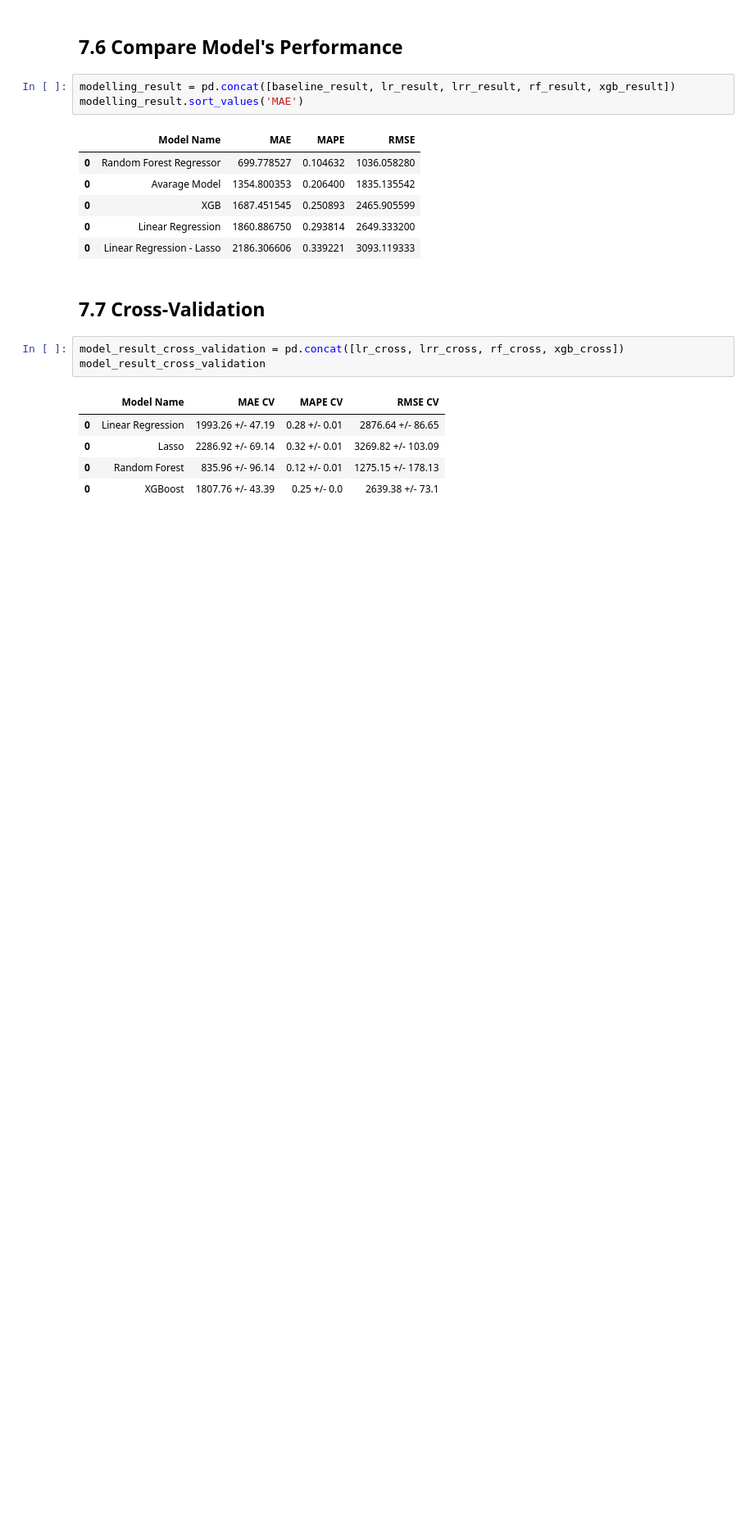
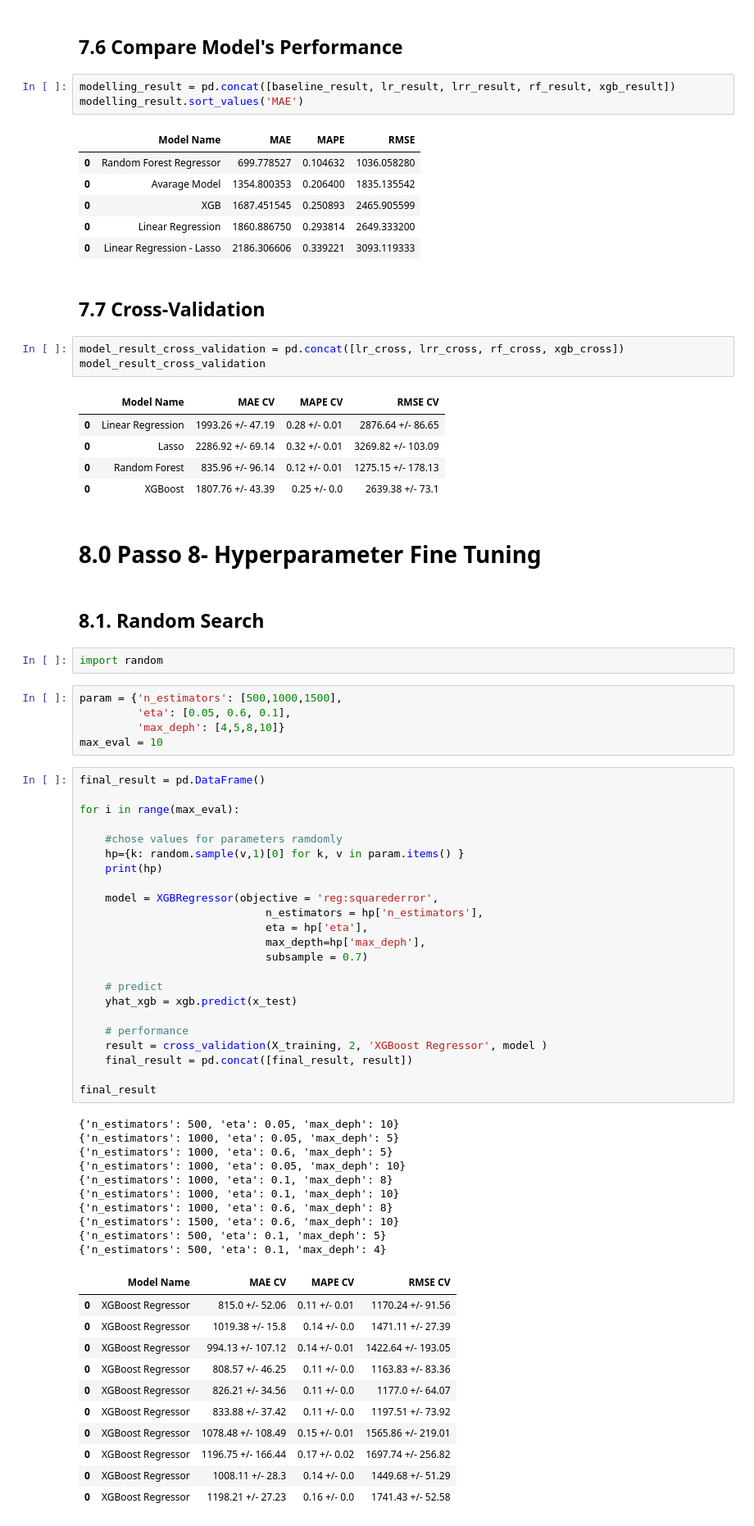
Before and after one commit to RafaelLuckner/ds_em_producao, a Jupyter notebook: modulo7.ipynb, the cells around one changed output. Shown at 82% size. Drawn from its saved outputs; the diff is of its cells as text; blank space fills up the shorter version.

Commit message:
hiperparameter fine tuning strategy done

```diff
--- a/modulo7.ipynb
+++ b/modulo7.ipynb
@@ -1112,3 +1112,59 @@ model_result_cross_validation
 | 0 | Lasso | 2286.92 +/- 69.14 | 0.32 +/- 0.01 | 3269.82 +/- 103.09 |
 | 0 | Random Forest | 835.96 +/- 96.14 | 0.12 +/- 0.01 | 1275.15 +/- 178.13 |
 | 0 | XGBoost | 1807.76 +/- 43.39 | 0.25 +/- 0.0 | 2639.38 +/- 73.1 |
+# %% [markdown]
+# 8.0 Passo 8- Hyperparameter Fine Tuning
+# %% [markdown]
+## 8.1. Random Search
+# %%
+import random
+# %%
+param = {'n_estimators': [500,1000,1500],
+         'eta': [0.05, 0.6, 0.1],
+         'max_deph': [4,5,8,10]}
+max_eval = 10
+# %%
+final_result = pd.DataFrame()
+
+for i in range(max_eval):
+
+    #chose values for parameters ramdomly
+    hp={k: random.sample(v,1)[0] for k, v in param.items() }
+    print(hp)
+
+    model = XGBRegressor(objective = 'reg:squarederror',
+                             n_estimators = hp['n_estimators'],
+                             eta = hp['eta'],
+                             max_depth=hp['max_deph'],
+                             subsample = 0.7)
+
+    # predict
+    yhat_xgb = xgb.predict(x_test)
+
+    # performance
+    result = cross_validation(X_training, 2, 'XGBoost Regressor', model )
+    final_result = pd.concat([final_result, result])
+
+final_result
+# %% [output]
+{'n_estimators': 500, 'eta': 0.05, 'max_deph': 10}
+{'n_estimators': 1000, 'eta': 0.05, 'max_deph': 5}
+{'n_estimators': 1000, 'eta': 0.6, 'max_deph': 5}
+{'n_estimators': 1000, 'eta': 0.05, 'max_deph': 10}
+{'n_estimators': 1000, 'eta': 0.1, 'max_deph': 8}
+{'n_estimators': 1000, 'eta': 0.1, 'max_deph': 10}
+{'n_estimators': 1000, 'eta': 0.6, 'max_deph': 8}
+{'n_estimators': 1500, 'eta': 0.6, 'max_deph': 10}
+{'n_estimators': 500, 'eta': 0.1, 'max_deph': 5}
+{'n_estimators': 500, 'eta': 0.1, 'max_deph': 4}
+|  | Model Name | MAE CV | MAPE CV | RMSE CV |
+| 0 | XGBoost Regressor | 815.0 +/- 52.06 | 0.11 +/- 0.01 | 1170.24 +/- 91.56 |
+| 0 | XGBoost Regressor | 1019.38 +/- 15.8 | 0.14 +/- 0.0 | 1471.11 +/- 27.39 |
+| 0 | XGBoost Regressor | 994.13 +/- 107.12 | 0.14 +/- 0.01 | 1422.64 +/- 193.05 |
+| 0 | XGBoost Regressor | 808.57 +/- 46.25 | 0.11 +/- 0.0 | 1163.83 +/- 83.36 |
+| 0 | XGBoost Regressor | 826.21 +/- 34.56 | 0.11 +/- 0.0 | 1177.0 +/- 64.07 |
+| 0 | XGBoost Regressor | 833.88 +/- 37.42 | 0.11 +/- 0.0 | 1197.51 +/- 73.92 |
+| 0 | XGBoost Regressor | 1078.48 +/- 108.49 | 0.15 +/- 0.01 | 1565.86 +/- 219.01 |
+| 0 | XGBoost Regressor | 1196.75 +/- 166.44 | 0.17 +/- 0.02 | 1697.74 +/- 256.82 |
+| 0 | XGBoost Regressor | 1008.11 +/- 28.3 | 0.14 +/- 0.0 | 1449.68 +/- 51.29 |
+| 0 | XGBoost Regressor | 1198.21 +/- 27.23 | 0.16 +/- 0.0 | 1741.43 +/- 52.58 |
```
Also changed, not shown: parts of 8 cells of this notebook.
